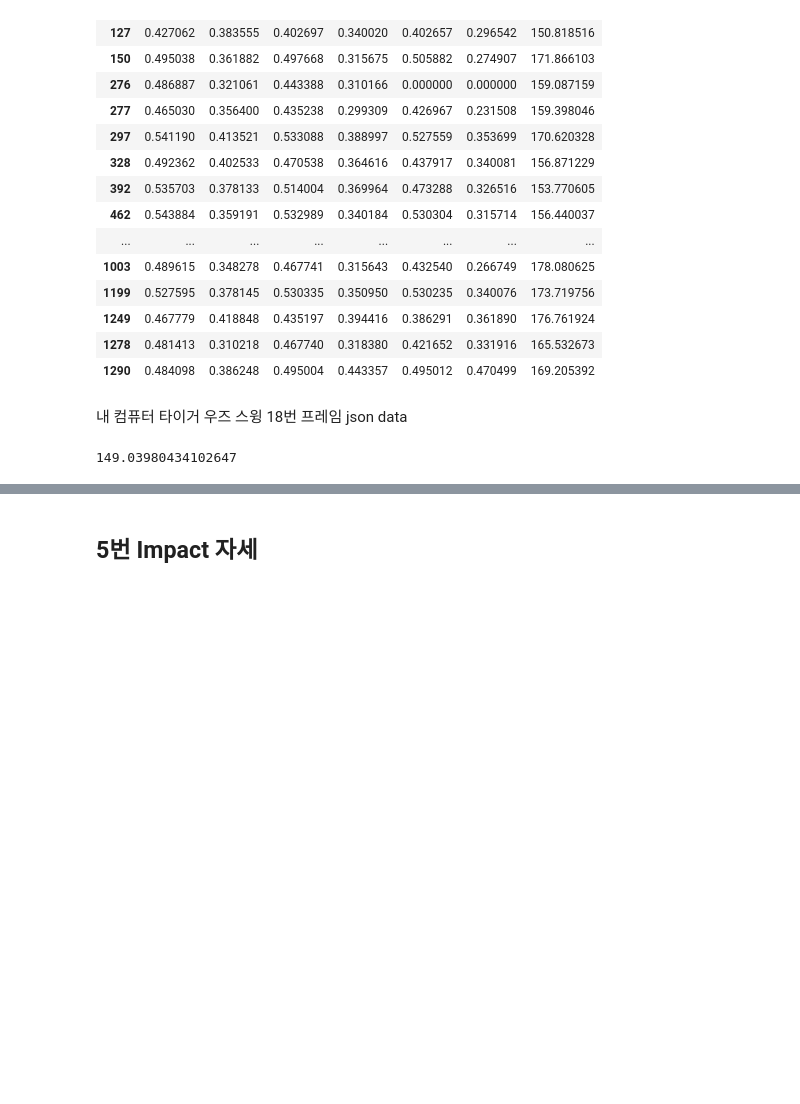
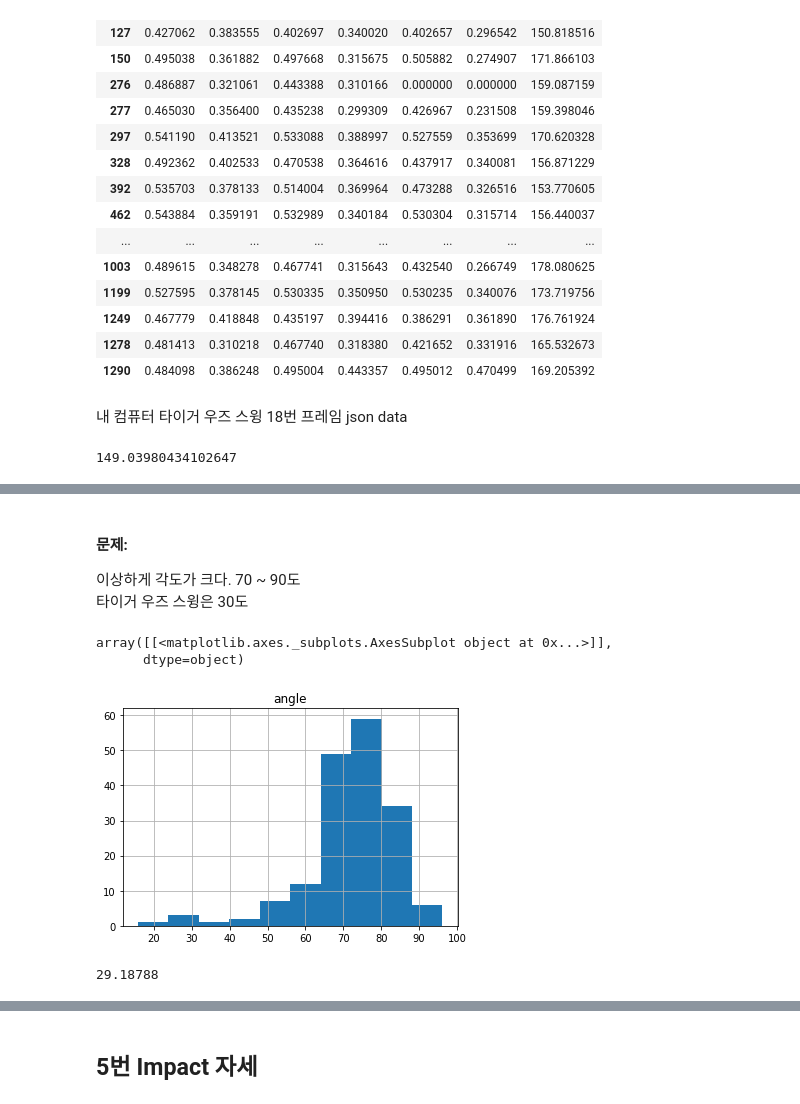
Before and after one commit to muu86/golf_prj, a Jupyter notebook: swing_anal.ipynb, the cells around one changed output, grey strips where cells are left out. Drawn from its saved outputs; the diff is of its cells as text; code cells hidden in the pictures; blank space fills up the shorter version.

```diff
--- a/swing_anal.ipynb
+++ b/swing_anal.ipynb
@@ -64,3 +166,8 @@ kp
+# %%
+for id, data in kp.items():
+  lf_address = np.array(data[0][21])
+  lf_backswing = np.array(data[2][21])
+  print(lf_address - lf_backswing)
 # %% [markdown]
 ## 3번 Top 자세
 # %% [markdown]
@@ -201,0 +331,10 @@ https://www.golfdistillery.com/swing-errors/reverse-pivot/
+# %%
+back_face = pd.DataFrame()
+# %%
+for id, data in kp.items():
+  lshoulder = data[3][5]
+  rshoulder = data[3][2]
+  lfoot = data[3][14]
+
+  angle = p3_angle(lfoot, rshoulder, lshoulder)
+  back_face.loc[id, 'angle'] = angle
@@ -201,0 +357,15 @@ https://www.golfdistillery.com/swing-errors/reverse-pivot/
+# %% [markdown]
+#### 문제:
+이상하게 각도가 크다. 70 ~ 90도
+타이거 우즈 스윙은 30도
+# %%
+back_face.hist()
+# %% [output]
+array([[<matplotlib.axes._subplots.AxesSubplot object at 0x...>]],
+      dtype=object)
+[figure, added]
+# %%
+woods_angle = p3_angle(woods_data[3][14], woods_data[3][2], woods_data[3][5])
+woods_angle
+# %% [output]
+29.18788
```
Also changed, not shown: parts of 35 cells of this notebook.
